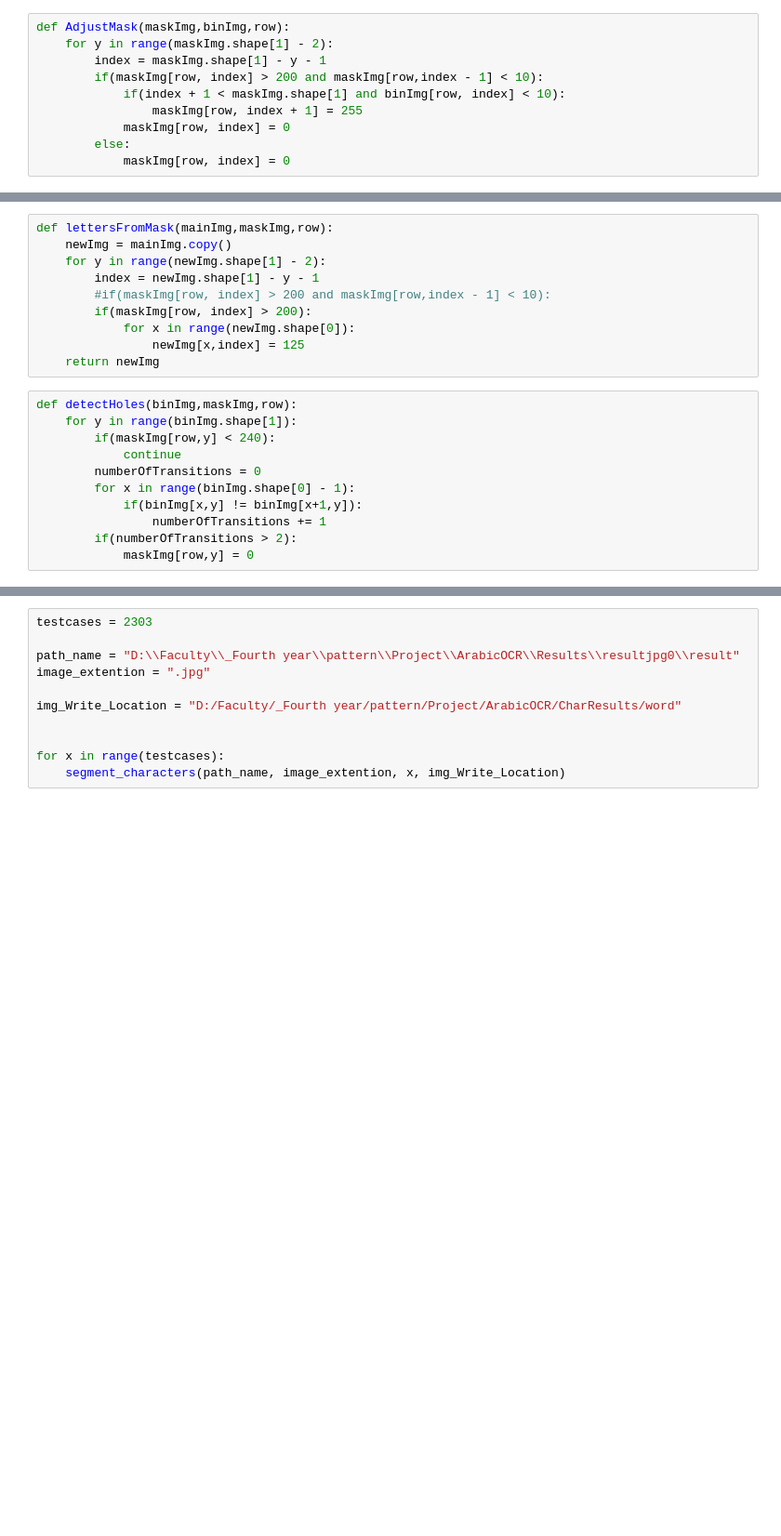
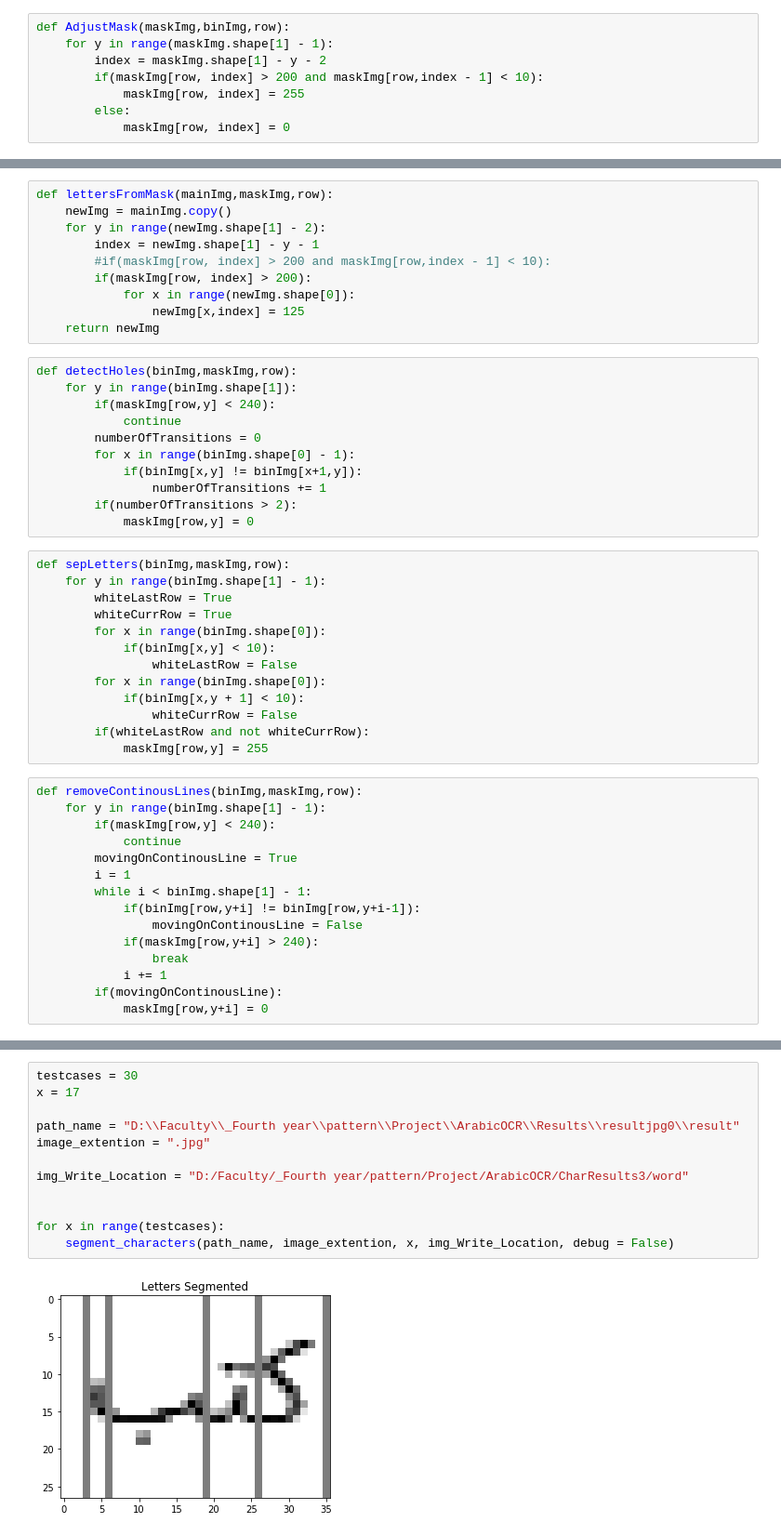
Before and after one commit to OmarWagih1/ArabicOCR, a Jupyter notebook: Letter Segmentation.ipynb, the cells around one changed output, grey strips where cells are left out. Shown at 93% size. Saved outputs shown, nothing was run; the diff lists cells and outputs as text; blank space fills up the shorter version.

Commit message:
Seperate letters and some bugs fixed

```diff
--- a/Letter Segmentation.ipynb
+++ b/Letter Segmentation.ipynb
@@ -185,10 +189,8 @@ def calculateVerticalPixels(mainImg,maskImage,row,threshold):
 # %%
 def AdjustMask(maskImg,binImg,row):
-    for y in range(maskImg.shape[1] - 2):
-        index = maskImg.shape[1] - y - 1
+    for y in range(maskImg.shape[1] - 1):
+        index = maskImg.shape[1] - y - 2
         if(maskImg[row, index] > 200 and maskImg[row,index - 1] < 10):
-            if(index + 1 < maskImg.shape[1] and binImg[row, index] < 10):
-                maskImg[row, index + 1] = 255
-            maskImg[row, index] = 0
+            maskImg[row, index] = 255
         else:
             maskImg[row, index] = 0
@@ -213,4 +229,32 @@ def detectHoles(binImg,maskImg,row):
                 numberOfTransitions += 1
         if(numberOfTransitions > 2):
             maskImg[row,y] = 0
+# %%
+def sepLetters(binImg,maskImg,row):
+    for y in range(binImg.shape[1] - 1):
+        whiteLastRow = True
+        whiteCurrRow = True
+        for x in range(binImg.shape[0]):
+            if(binImg[x,y] < 10):
+                whiteLastRow = False
+        for x in range(binImg.shape[0]):
+            if(binImg[x,y + 1] < 10):
+                whiteCurrRow = False
+        if(whiteLastRow and not whiteCurrRow):
+            maskImg[row,y] = 255
+# %%
+def removeContinousLines(binImg,maskImg,row):
+    for y in range(binImg.shape[1] - 1):
+        if(maskImg[row,y] < 240):
+            continue
+        movingOnContinousLine = True
+        i = 1
+        while i < binImg.shape[1] - 1:
+            if(binImg[row,y+i] != binImg[row,y+i-1]):
+                movingOnContinousLine = False
+            if(maskImg[row,y+i] > 240):
+                break
+            i += 1
+        if(movingOnContinousLine):
+            maskImg[row,y+i] = 0
 # %%
@@ -288,11 +339,14 @@ def segment_characters(path_name, file_extention, img_num, img_Write_Location):
 # %%
-testcases = 2303
+testcases = 30
+x = 17
 
 path_name = "D:\\Faculty\\_Fourth year\\pattern\\Project\\ArabicOCR\\Results\\resultjpg0\\result"
 image_extention = ".jpg"
 
-img_Write_Location = "D:/Faculty/_Fourth year/pattern/Project/ArabicOCR/CharResults/word"
+img_Write_Location = "D:/Faculty/_Fourth year/pattern/Project/ArabicOCR/CharResults3/word"
 
 
 for x in range(testcases):
-    segment_characters(path_name, image_extention, x, img_Write_Location)
+    segment_characters(path_name, image_extention, x, img_Write_Location, debug = False)
+# %% [output]
+[figure, added]
```
Also changed, not shown: parts of 6 cells of this notebook.
